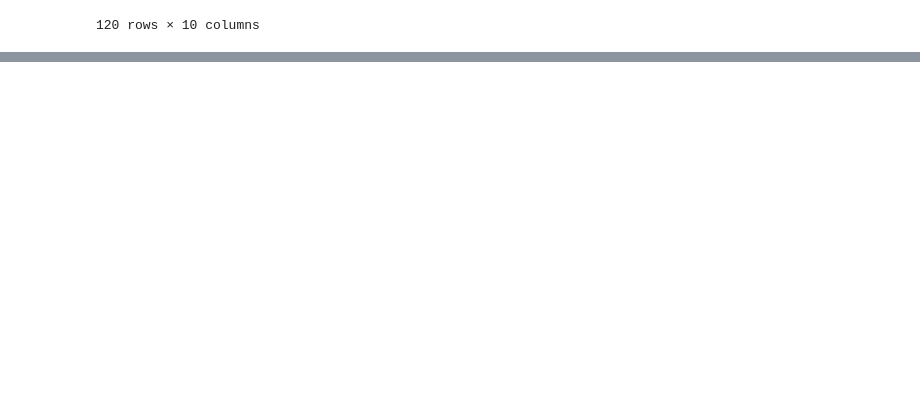
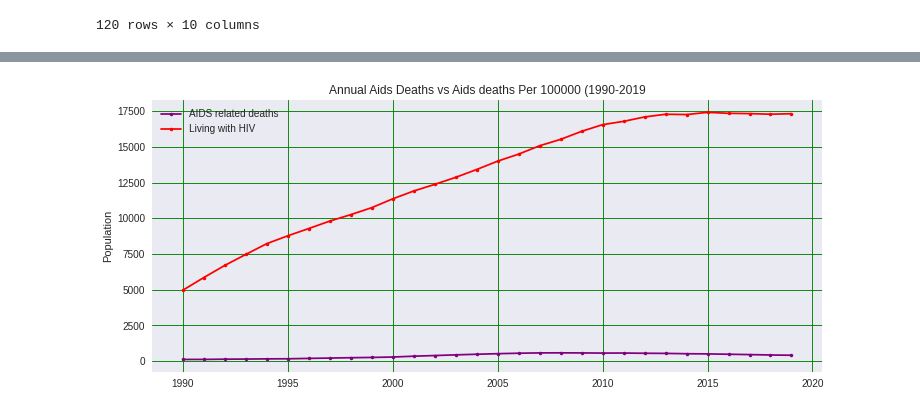
Before and after one commit to robsworld718/Gender_Inequality_HIV, a Jupyter notebook: Gender_Inequality_HIV.ipynb, the cells around one changed output, grey strips where cells are left out. Cells and saved outputs as stored; diff of their text form; code cells hidden in the pictures; blank space fills up the shorter version.

```diff
--- a/Gender_Inequality_HIV.ipynb
+++ b/Gender_Inequality_HIV.ipynb
@@ -68,0 +335,24 @@ Gender_hiv[Gender_hiv['Estimated incidence rate of new HIV infection per 1 000 u
+# %%
+plt.style.use('seaborn')
+plt.figure(figsize = (12, 5))
+plt.grid(c = 'g',
+         alpha = .9,
+         linestyle = '-')
+
+plt.plot(aids_related_deaths,
+         color = 'purple',
+         marker = '.',
+         label = 'AIDS related deaths')
+
+plt.plot(living_with,
+         color = 'red',
+         marker = '.',
+         label = 'Living with HIV')
+
+plt.legend()
+plt.title('Annual Aids Deaths vs Aids deaths Per 100000 (1990-2019')
+plt.ylabel('Population');
+
+#Infection rates of people living with HIV increase from 1990 until they reached an average peak of 17,411 in 2015.
+# %% [output]
+[figure, added]
```
Also changed, not shown: parts of 20 cells of this notebook.
